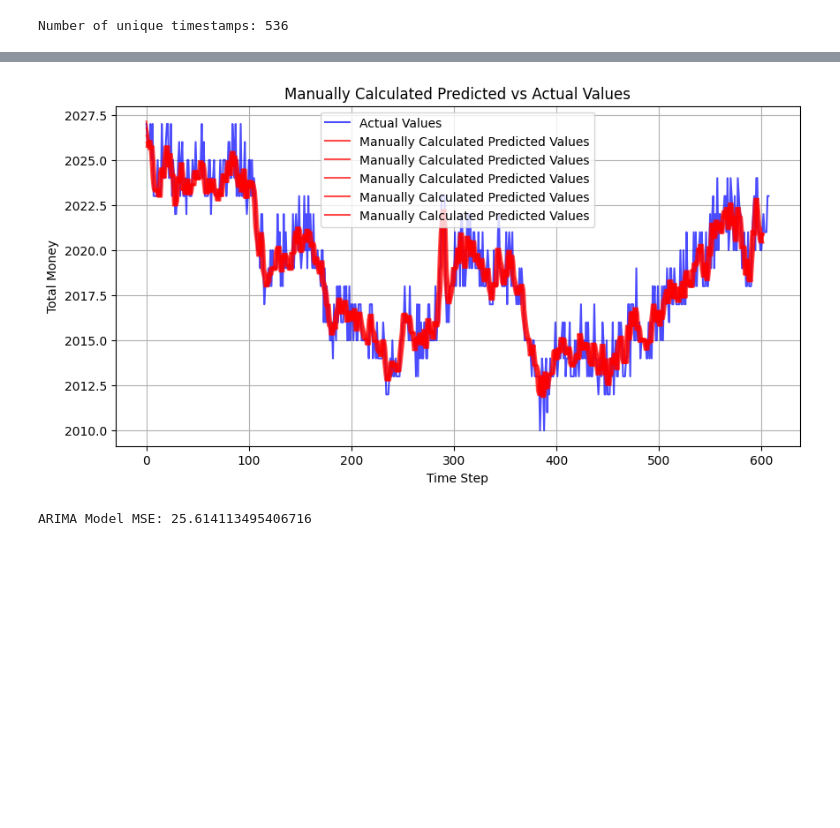
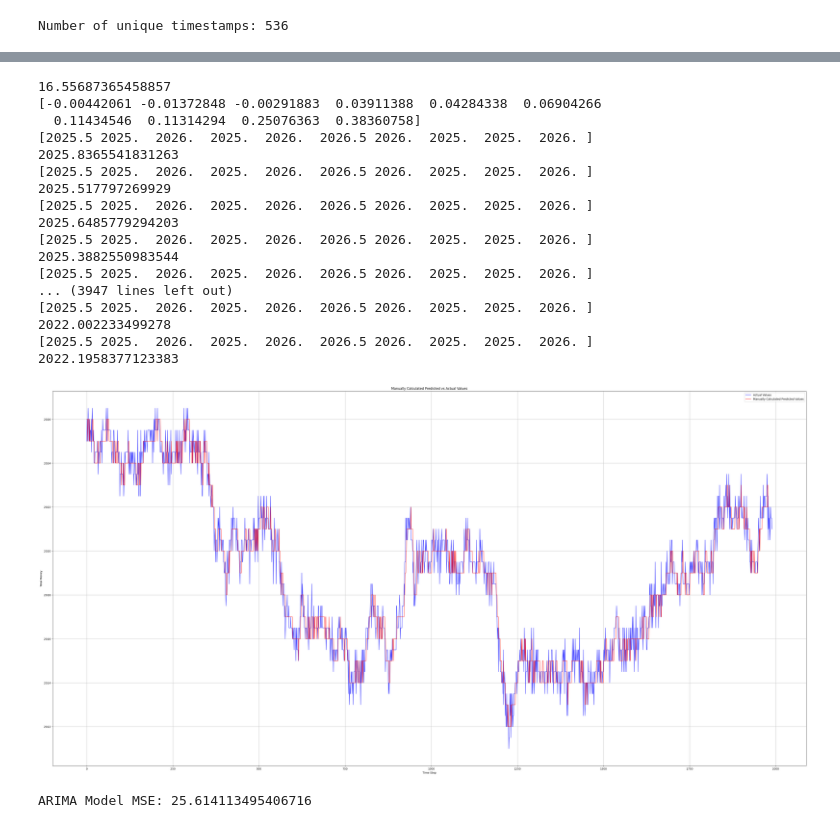
Before and after one commit to SamyakSS83/paradis-island-imckechode, a Jupyter notebook: Tutorial_round/analysis.ipynb, the cells around one changed output, grey strips where cells are left out. Saved outputs shown, nothing was run; the diff lists cells and outputs as text; code cells hidden in the pictures; blank space fills up the shorter version.

```diff
--- a/Tutorial_round/analysis.ipynb
+++ b/Tutorial_round/analysis.ipynb
@@ -3,7 +3,7 @@ import pandas as pd
 import matplotlib.pyplot as plt
 
 # Read the CSV file
-data = pd.read_csv('initial_output.csv')
+data = pd.read_csv('new_output.csv')
 
 # Plot price vs timestamp
 plt.figure(figsize=(10, 5))
@@ -16,12 +16,12 @@ plt.grid()
 plt.show()
 
 # Plot quantity vs timestamp
-plt.figure(figsize=(10, 5))
-plt.plot(data['timestamp'], data['quantity'], label='Quantity', color='green')
-plt.xlabel('Timestamp')
-plt.ylabel('Quantity')
-plt.title('Quantity vs Timestamp')
-plt.legend()
-plt.grid()
-plt.show()
+# plt.figure(figsize=(10, 5))
+# plt.plot(data['timestamp'], data['quantity'], label='Quantity', color='green')
+# plt.xlabel('Timestamp')
+# plt.ylabel('Quantity')
+# plt.title('Quantity vs Timestamp')
+# plt.legend()
+# plt.grid()
+# plt.show()
 # %% [output]
@@ -41,7 +40,7 @@ from sklearn.metrics import mean_squared_error
 data['total_money'] = data['price']
 
 # Define the moving window size (n)
-n = 7
+n = 10
 
 # Prepare the data for the autoregressive model
 X, y = [], []
@@ -94,29 +93,53 @@ Model Intercept: 77.38611183491707
 # %%
 y_pred_manual = model.intercept_ + np.dot(X_test, model.coef_)
 # print("Manually Calculated Predictions:", y_pred_manual)
 yy = []
-intercept = 83.44
-coeffs = [0.1251954 , 0.10278807, 0.12282752, 0.29186807 ,0.31594948]
-for j in range(len(X)-5):
+# intercept = 83.44
+intercept = model.intercept_
+print(intercept)
+# coeffs = [0.1251954 , 0.10278807, 0.12282752, 0.29186807 ,0.31594948]
+coeffs = model.coef_
+print(coeffs)
+for j in range(len(X)-10):
     my_pred = intercept
-    for i in range(5):
-        my_pred += coeffs[i] * X[i+j]
-    yy.append(my_pred)
+    for i in range(10):
+        my_pred += coeffs[i] * X[j][i]
+    print(X[i])
+    print(my_pred)
+    yy.append(round(my_pred))
 yy = np.array(yy)
 
 
 # Plot the predicted vs actual values
-plt.figure(figsize=(10, 5))
+# print(yy)
+plt.figure(figsize=(50, 25))
 plt.plot(y, label='Actual Values', color='blue', alpha=0.7)
 plt.plot(yy, label='Manually Calculated Predicted Values', color='red', alpha=0.7)
 plt.xlabel('Time Step')
 plt.ylabel('Total Money')
 plt.title('Manually Calculated Predicted vs Actual Values')
 plt.legend()
 plt.grid()
 plt.show()
 # %% [output]
+16.55687365458857
+[-0.00442061 -0.01372848 -0.00291883  0.03911388  0.04284338  0.06904266
+  0.11434546  0.11314294  0.25076363  0.38360758]
+[2025.5 2025.  2026.  2025.  2026.  2026.5 2026.  2025.  2025.  2026. ]
+2025.8365541831263
+[2025.5 2025.  2026.  2025.  2026.  2026.5 2026.  2025.  2025.  2026. ]
+2025.517797269929
+[2025.5 2025.  2026.  2025.  2026.  2026.5 2026.  2025.  2025.  2026. ]
+2025.6485779294203
+[2025.5 2025.  2026.  2025.  2026.  2026.5 2026.  2025.  2025.  2026. ]
+2025.3882550983544
+[2025.5 2025.  2026.  2025.  2026.  2026.5 2026.  2025.  2025.  2026. ]
+... (3947 lines left out)
+[2025.5 2025.  2026.  2025.  2026.  2026.5 2026.  2025.  2025.  2026. ]
+2022.002233499278
+[2025.5 2025.  2026.  2025.  2026.  2026.5 2026.  2025.  2025.  2026. ]
+2022.1958377123383
-[figure, old version]
+[figure, new version]
 # %%
 from statsmodels.tsa.arima.model import ARIMA
 from sklearn.metrics import mean_squared_error
```
Also changed, not shown: parts of 2 cells of this notebook, 4 other files.
